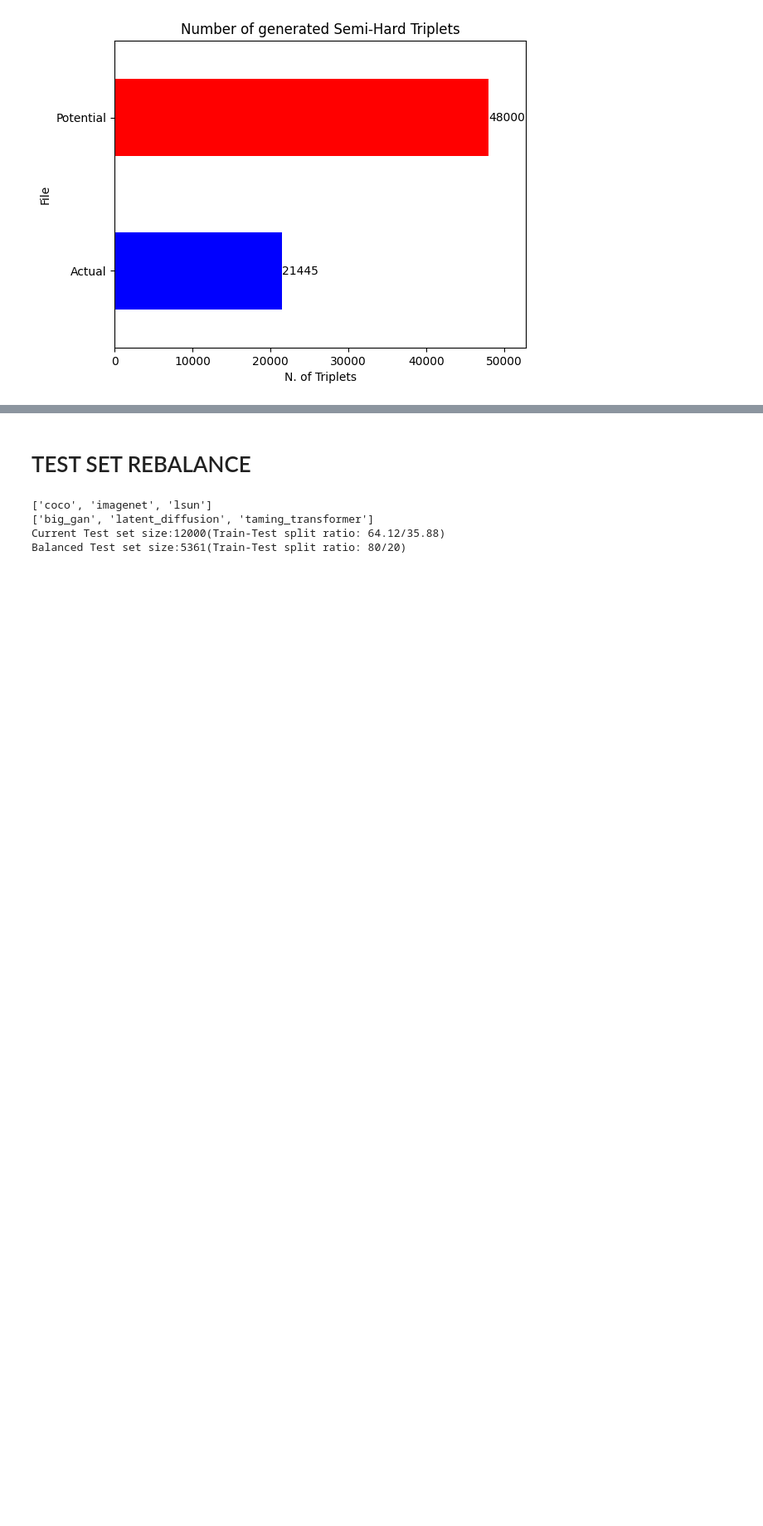
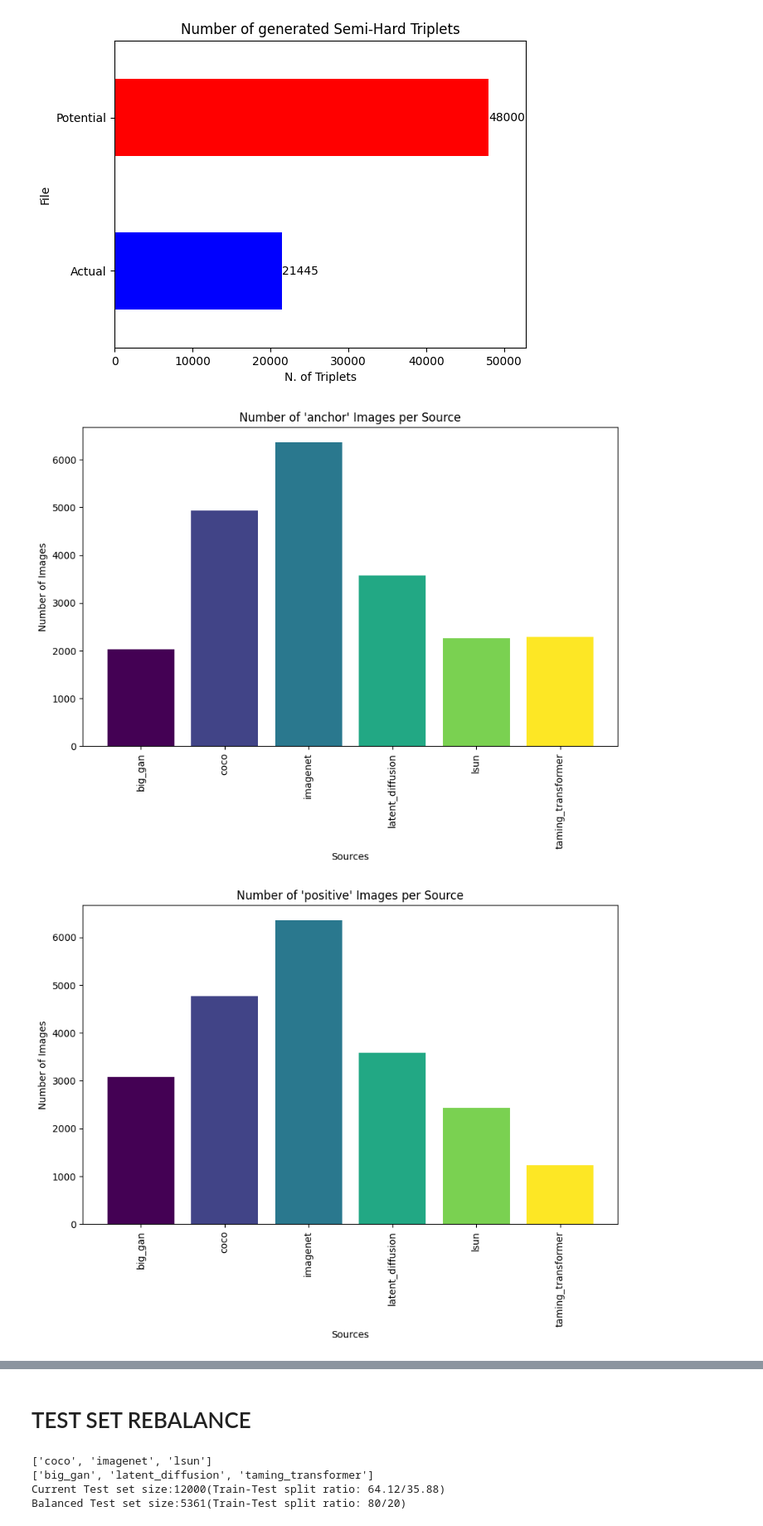
Before and after one commit to MarioCicalese/SiameseNN-for-Fake-images-detection, a Jupyter notebook: Semi-Hard_TripletsMining.ipynb, the cells around one changed output, grey strips where cells are left out. Shown: that part at 83% size. Drawn from its saved outputs; the diff is of its cells as text; code cells hidden in the pictures; blank space fills up the shorter version.

Commit message:
Added 'A', 'P', 'N' count per source

```diff
--- a/Semi-Hard_TripletsMining.ipynb
+++ b/Semi-Hard_TripletsMining.ipynb
@@ -470,3 +470,49 @@ plt.xlim(right=max(lengths_df['Length']) * 1.1)
 plt.show()
 # %% [output]
 [figure]
+# %%
+def plot_apn_count_by_source(train_df, apn='anchor'):
+	"""
+	Plots a bar chart showing the number of 'anchor' images for each source.
+
+	Parameters
+	----------
+	train_df : pandas.DataFrame
+		The dataframe containing the semi-hard mined triplets.
+	apn : str (optional)
+		'anchor', 'positive' or 'negative', specifies on which member the count should be executed. Default: 'anchor'.
+	"""
+
+	# Count the number of images in each directory
+	dir_count = {}
+	for index, row in tqdm(train_df.iterrows(), total=train_df.shape[0], desc="Counting images"):
+		dir = row[apn].split('/')[0]
+		if dir in dir_count:
+			dir_count[dir] += 1
+		else:
+			dir_count[dir] = 1
+
+	# Sort the directories by name
+	sorted_dirs = sorted(dir_count.items())
+
+	# Extract the directory names and counts
+	dirs, counts = zip(*sorted_dirs)
+
+	# Create the bar chart with different colors
+	colors = plt.cm.viridis(np.linspace(0, 1, len(dirs)))  # Use the viridis colormap
+
+	# Create the bar chart
+	plt.figure(figsize=(10, 6))
+	plt.bar(dirs, counts, color=colors)
+	plt.xlabel('Sources')
+	plt.ylabel('Number of Images')
+	plt.title(f'Number of \'{apn}\' Images per Source')
+	plt.xticks(rotation=90)
+	plt.show()
+# %%
+plot_apn_count_by_source(triplets_df)
+plot_apn_count_by_source(triplets_df, 'positive')
+plot_apn_count_by_source(triplets_df, 'negative')
+# %% [output]
+[figure, added]
+[figure, added]
```
Also changed, not shown: parts of 3 cells of this notebook.
